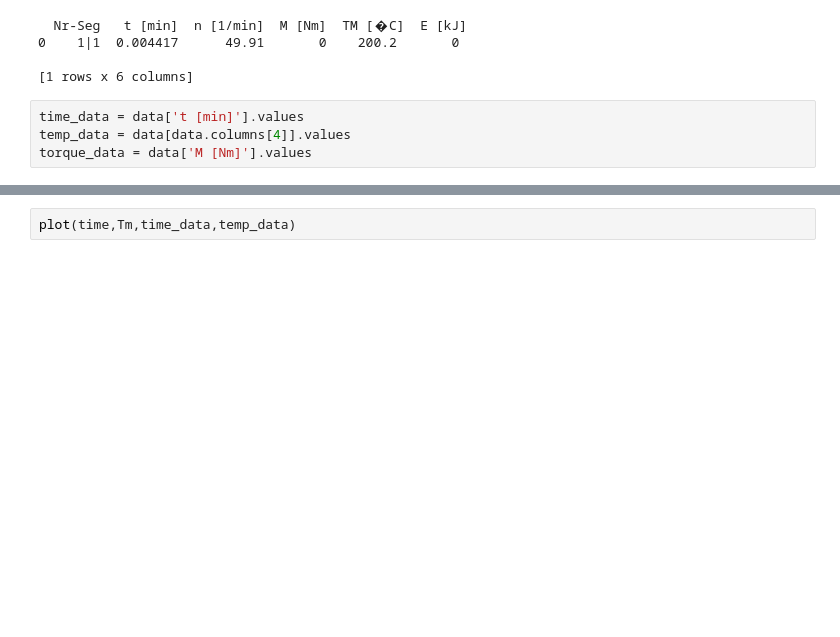
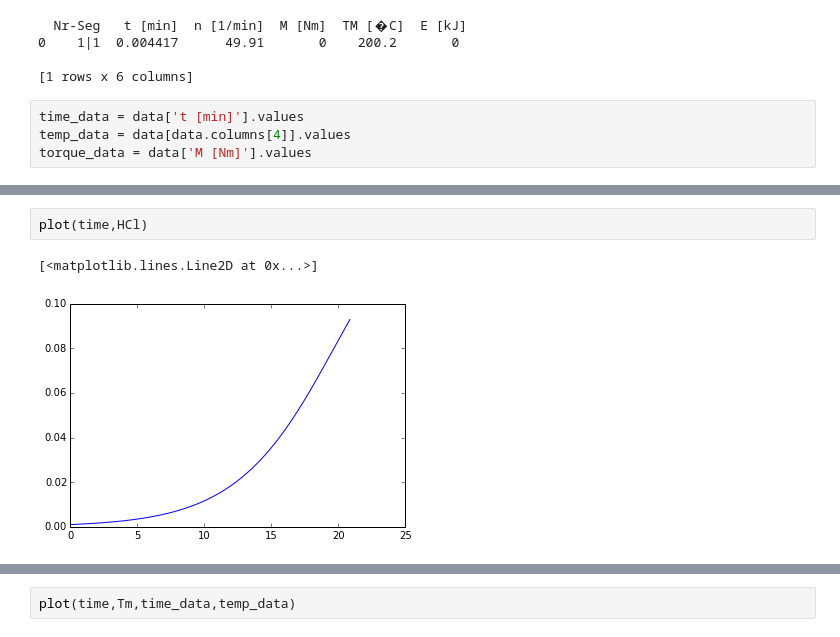
Before and after one commit to TimothyJohnLange/TorqueRheometerAnalysis, a Jupyter notebook: Single_curve_fitting.ipynb, the cells around one changed output, grey strips where cells are left out. Cells and saved outputs as stored; diff of their text form; blank space fills up the shorter version.

```diff
--- a/Single_curve_fitting.ipynb
+++ b/Single_curve_fitting.ipynb
@@ -57,0 +95,5 @@ plot(time,muV,time,torqueV,time_data,torque_data)
+# %%
+plot(time,HCl)
+# %% [output]
+[<matplotlib.lines.Line2D at 0x...>]
+[figure, added]
```
Also changed, not shown: parts of 13 cells of this notebook, 2 other files.
